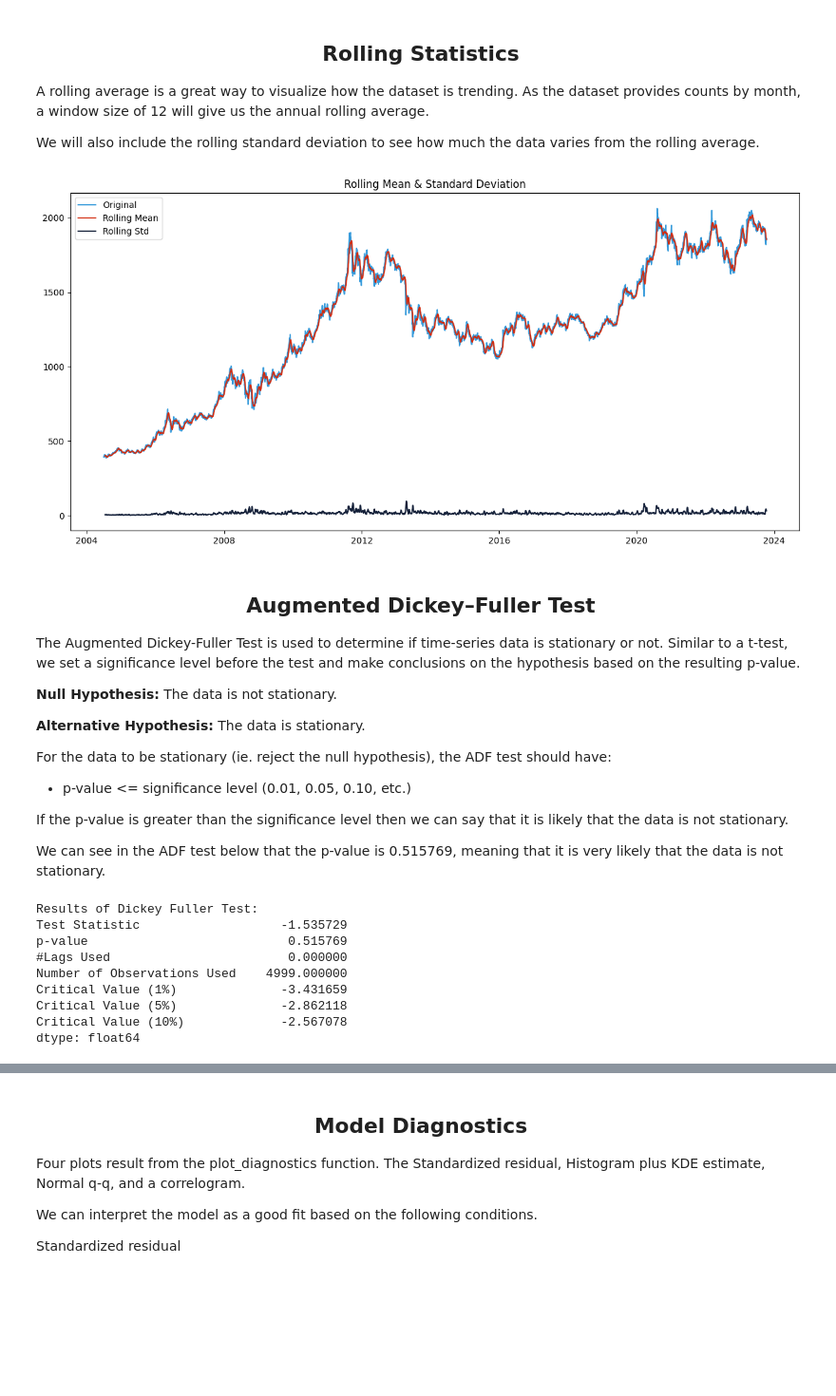
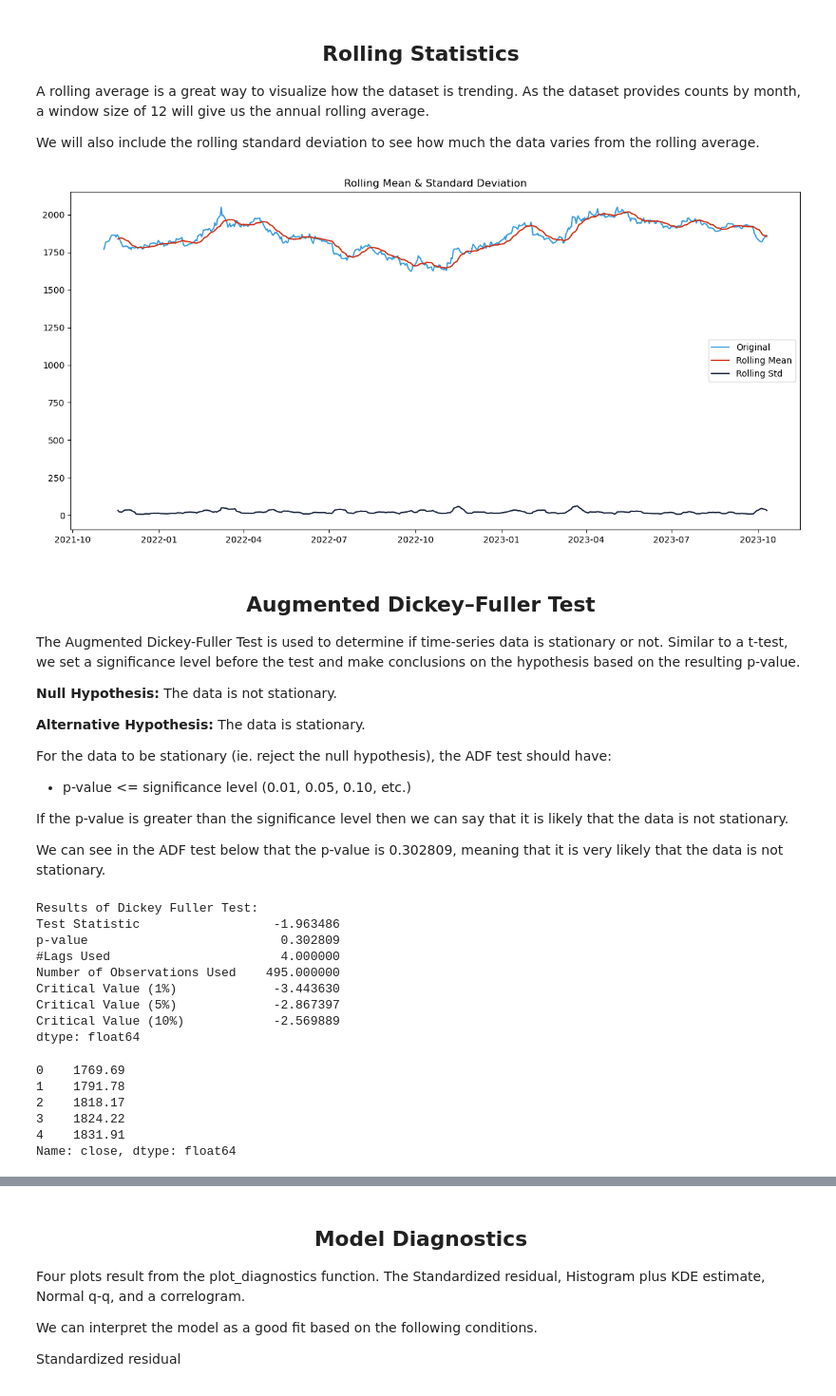
Before and after one commit to AlienX77-cmd/Computational-Finance, a Jupyter notebook: Computational_Finance_Homework_ARIMA_6310505688_Kittipak.ipynb, the cells around one changed output, grey strips where cells are left out. Shown at 95% size. Saved outputs shown, nothing was run; the diff lists cells and outputs as text; code cells hidden in the pictures; blank space fills up the shorter version.

```diff
--- a/Computational_Finance_Homework_ARIMA_6310505688_Kittipak.ipynb
+++ b/Computational_Finance_Homework_ARIMA_6310505688_Kittipak.ipynb
@@ -37,6 +37,6 @@ WARNING:tvDatafeed.main:you are using nologin method, data you access may be lim
 # %%
 now = datetime.now()
 print("now =", now)
-data=tv.get_hist(symbol='XAUUSD', exchange='OANDA', interval=Interval.in_daily, n_bars=5000)
+data=tv.get_hist(symbol='XAUUSD', exchange='OANDA', interval=Interval.in_daily, n_bars=500)
 data
 # %% [output]
@@ -70,2 +71,6 @@ from statsmodels.tsa.stattools import adfuller
 !pip install pmdarima --quiet
 import pmdarima as pm
+# %%
+df = data['close']
+df = pd.DataFrame(df)
+df.tail(5)
@@ -88,19 +101,19 @@ A rolling average is a great way to visualize how the dataset is trending. As th
 We will also include the rolling standard deviation to see how much the data varies from the rolling average.
 # %%
 # Determine rolling statistics
-data["rolling_avg"] = data['close'].rolling(window=12).mean() # window size 12 denotes 12 months, giving rolling mean at yearly level
-data["rolling_std"] = data['close'].rolling(window=12).std()
+df["rolling_avg"] = df['close'].rolling(window=12).mean() # window size 12 denotes 12 months, giving rolling mean at yearly level
+df["rolling_std"] = df['close'].rolling(window=12).std()
 
 # Plot rolling statistics
 plt.figure(figsize=(15,7))
-plt.plot(data["close"], color='#379BDB', label='Original')
-plt.plot(data["rolling_avg"], color='#D22A0D', label='Rolling Mean')
-plt.plot(data["rolling_std"], color='#142039', label='Rolling Std')
+plt.plot(df["close"], color='#379BDB', label='Original')
+plt.plot(df["rolling_avg"], color='#D22A0D', label='Rolling Mean')
+plt.plot(df["rolling_std"], color='#142039', label='Rolling Std')
 plt.legend(loc='best')
 plt.title('Rolling Mean & Standard Deviation')
 plt.show(block=False)
 # %% [output]
-[figure, old version]
+[figure, new version]
 # %% [markdown]
 ## <center>Augmented Dickey–Fuller Test</center>
 
@@ -116,11 +129,11 @@ For the data to be stationary (ie. reject the null hypothesis), the ADF test sho
 
 If the p-value is greater than the significance level then we can say that it is likely that the data is not stationary.
 
-We can see in the ADF test below that the p-value is 0.515769, meaning that it is very likely that the data is not stationary.
+We can see in the ADF test below that the p-value is 0.302809, meaning that it is very likely that the data is not stationary.
 # %%
 # Augmented Dickey–Fuller test:
 print('Results of Dickey Fuller Test:')
-dftest = adfuller(data['close'], autolag='AIC')
+dftest = adfuller(df['close'], autolag='AIC')
 
 dfoutput = pd.Series(dftest[0:4], index=['Test Statistic','p-value','#Lags Used','Number of Observations Used'])
 for key,value in dftest[4].items():
@@ -129,11 +142,11 @@ for key,value in dftest[4].items():
 print(dfoutput)
 # %% [output]
 Results of Dickey Fuller Test:
-Test Statistic                   -1.535729
-p-value                           0.515769
-#Lags Used                        0.000000
-Number of Observations Used    4999.000000
-Critical Value (1%)              -3.431659
-Critical Value (5%)              -2.862118
-Critical Value (10%)             -2.567078
+Test Statistic                  -1.963486
+p-value                          0.302809
+#Lags Used                       4.000000
+Number of Observations Used    495.000000
+Critical Value (1%)             -3.443630
+Critical Value (5%)             -2.867397
+Critical Value (10%)            -2.569889
 dtype: float64
@@ -139,0 +156,9 @@ dtype: float64
+# %%
+df1.head(5)
+# %% [output]
+0    1769.69
+1    1791.78
+2    1818.17
+3    1824.22
+4    1831.91
+Name: close, dtype: float64
```
Also changed, not shown: parts of 40 cells of this notebook.
